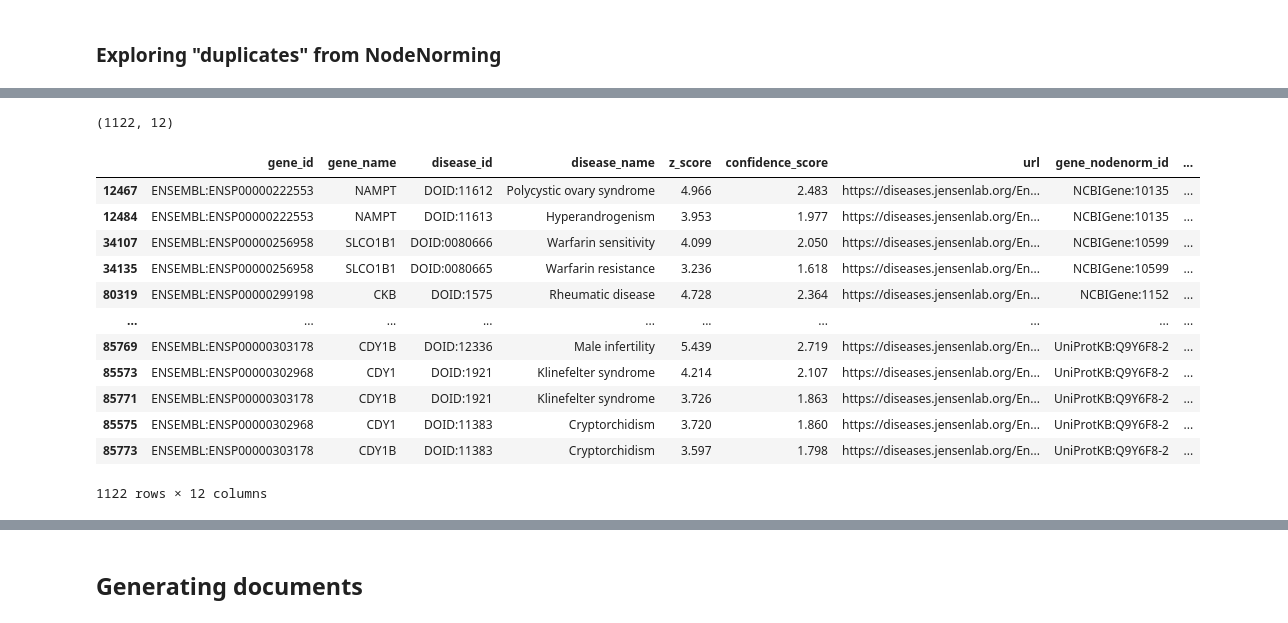
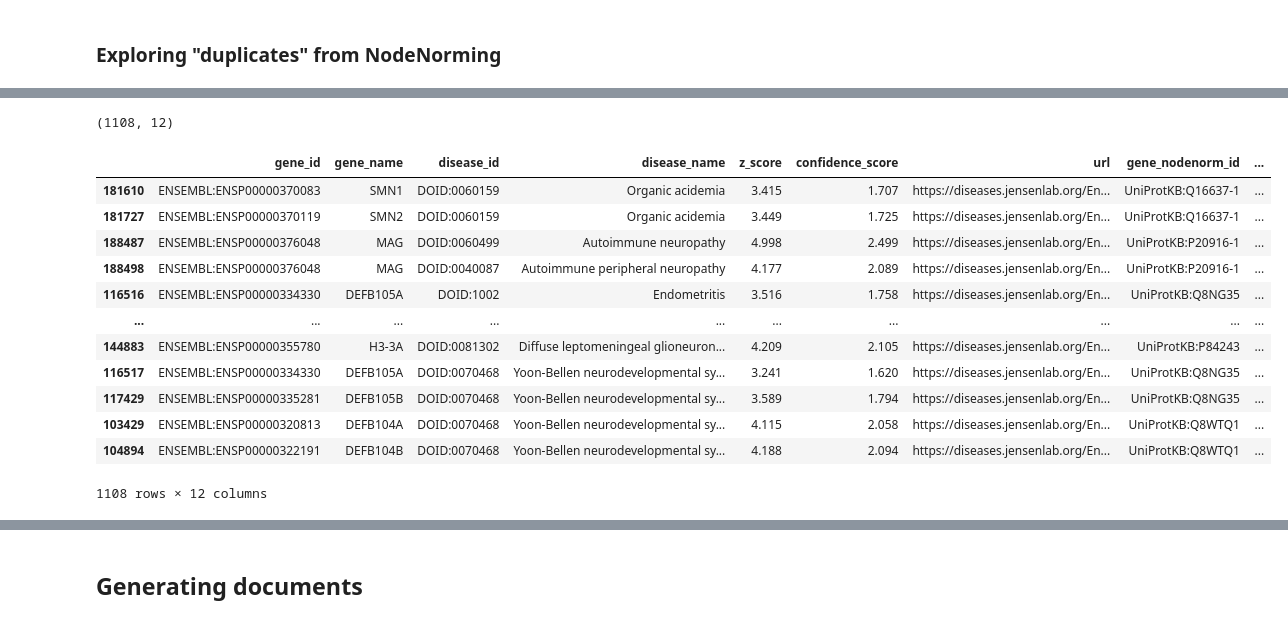
Before and after one commit to biothings/pending.api, a Jupyter notebook: plugins/DISEASES/parser-writing.ipynb, the cells around one changed output, grey strips where cells are left out. Saved outputs shown, nothing was run; the diff lists cells and outputs as text; code cells hidden in the pictures.

Commit message:
DISEASES: add analysis/export of NodeNorm 'duped' data

```diff
--- a/plugins/DISEASES/parser-writing.ipynb
+++ b/plugins/DISEASES/parser-writing.ipynb
@@ -707,8 +678,8 @@ except ImportError:
             yield batch
 
 ## dev instance
-nodenorm_url = "https://nodenormalization-sri.renci.org/get_normalized_nodes"
-# nodenorm_url = "https://nodenorm.ci.transltr.io/get_normalized_nodes"
+# nodenorm_url = "https://nodenormalization-sri.renci.org/get_normalized_nodes"
+nodenorm_url = "https://nodenorm.ci.transltr.io/get_normalized_nodes"
 # %% [markdown]
 ### Genes
 # %%
@@ -1115,25 +1132,27 @@ df_knowledge_noTotalDups[
 # %%
-df_textmining[
+df_textmining_nodenorm_dups = df_textmining[
     df_textmining.duplicated(
         subset=["gene_nodenorm_id", "disease_nodenorm_id"],
-        keep=False)].sort_values(by=["gene_nodenorm_id", "disease_nodenorm_id"]).shape
+        keep=False)].copy()
 
-df_textmining[
-    df_textmining.duplicated(
-        subset=["gene_nodenorm_id", "disease_nodenorm_id"],
-        keep=False)].sort_values(by=["gene_nodenorm_id", "disease_nodenorm_id"])
+df_textmining_nodenorm_dups.sort_values(by=["disease_nodenorm_id", "gene_nodenorm_id"],
+                                        inplace=True)
+
+df_textmining_nodenorm_dups.shape
+
+df_textmining_nodenorm_dups
 # %% [output]
-(1122, 12)
+(1108, 12)
 |  | gene_id | gene_name | disease_id | disease_name | z_score | confidence_score | url | gene_nodenorm_id | ... |
-| 12467 | ENSEMBL:ENSP00000222553 | NAMPT | DOID:11612 | Polycystic ovary syndrome | 4.966 | 2.483 | https://diseases.jensenlab.org/En... | NCBIGene:10135 | ... |
-| 12484 | ENSEMBL:ENSP00000222553 | NAMPT | DOID:11613 | Hyperandrogenism | 3.953 | 1.977 | https://diseases.jensenlab.org/En... | NCBIGene:10135 | ... |
-| 34107 | ENSEMBL:ENSP00000256958 | SLCO1B1 | DOID:0080666 | Warfarin sensitivity | 4.099 | 2.050 | https://diseases.jensenlab.org/En... | NCBIGene:10599 | ... |
-| 34135 | ENSEMBL:ENSP00000256958 | SLCO1B1 | DOID:0080665 | Warfarin resistance | 3.236 | 1.618 | https://diseases.jensenlab.org/En... | NCBIGene:10599 | ... |
-| 80319 | ENSEMBL:ENSP00000299198 | CKB | DOID:1575 | Rheumatic disease | 4.728 | 2.364 | https://diseases.jensenlab.org/En... | NCBIGene:1152 | ... |
+| 181610 | ENSEMBL:ENSP00000370083 | SMN1 | DOID:0060159 | Organic acidemia | 3.415 | 1.707 | https://diseases.jensenlab.org/En... | UniProtKB:Q16637-1 | ... |
+| 181727 | ENSEMBL:ENSP00000370119 | SMN2 | DOID:0060159 | Organic acidemia | 3.449 | 1.725 | https://diseases.jensenlab.org/En... | UniProtKB:Q16637-1 | ... |
+| 188487 | ENSEMBL:ENSP00000376048 | MAG | DOID:0060499 | Autoimmune neuropathy | 4.998 | 2.499 | https://diseases.jensenlab.org/En... | UniProtKB:P20916-1 | ... |
+| 188498 | ENSEMBL:ENSP00000376048 | MAG | DOID:0040087 | Autoimmune peripheral neuropathy | 4.177 | 2.089 | https://diseases.jensenlab.org/En... | UniProtKB:P20916-1 | ... |
+| 116516 | ENSEMBL:ENSP00000334330 | DEFB105A | DOID:1002 | Endometritis | 3.516 | 1.758 | https://diseases.jensenlab.org/En... | UniProtKB:Q8NG35 | ... |
 | ... | ... | ... | ... | ... | ... | ... | ... | ... | ... |
-| 85769 | ENSEMBL:ENSP00000303178 | CDY1B | DOID:12336 | Male infertility | 5.439 | 2.719 | https://diseases.jensenlab.org/En... | UniProtKB:Q9Y6F8-2 | ... |
-| 85573 | ENSEMBL:ENSP00000302968 | CDY1 | DOID:1921 | Klinefelter syndrome | 4.214 | 2.107 | https://diseases.jensenlab.org/En... | UniProtKB:Q9Y6F8-2 | ... |
-| 85771 | ENSEMBL:ENSP00000303178 | CDY1B | DOID:1921 | Klinefelter syndrome | 3.726 | 1.863 | https://diseases.jensenlab.org/En... | UniProtKB:Q9Y6F8-2 | ... |
-| 85575 | ENSEMBL:ENSP00000302968 | CDY1 | DOID:11383 | Cryptorchidism | 3.720 | 1.860 | https://diseases.jensenlab.org/En... | UniProtKB:Q9Y6F8-2 | ... |
-| 85773 | ENSEMBL:ENSP00000303178 | CDY1B | DOID:11383 | Cryptorchidism | 3.597 | 1.798 | https://diseases.jensenlab.org/En... | UniProtKB:Q9Y6F8-2 | ... |
+| 144883 | ENSEMBL:ENSP00000355780 | H3-3A | DOID:0081302 | Diffuse leptomeningeal glioneuron... | 4.209 | 2.105 | https://diseases.jensenlab.org/En... | UniProtKB:P84243 | ... |
+| 116517 | ENSEMBL:ENSP00000334330 | DEFB105A | DOID:0070468 | Yoon-Bellen neurodevelopmental sy... | 3.241 | 1.620 | https://diseases.jensenlab.org/En... | UniProtKB:Q8NG35 | ... |
+| 117429 | ENSEMBL:ENSP00000335281 | DEFB105B | DOID:0070468 | Yoon-Bellen neurodevelopmental sy... | 3.589 | 1.794 | https://diseases.jensenlab.org/En... | UniProtKB:Q8NG35 | ... |
+| 103429 | ENSEMBL:ENSP00000320813 | DEFB104A | DOID:0070468 | Yoon-Bellen neurodevelopmental sy... | 4.115 | 2.058 | https://diseases.jensenlab.org/En... | UniProtKB:Q8WTQ1 | ... |
+| 104894 | ENSEMBL:ENSP00000322191 | DEFB104B | DOID:0070468 | Yoon-Bellen neurodevelopmental sy... | 4.188 | 2.094 | https://diseases.jensenlab.org/En... | UniProtKB:Q8WTQ1 | ... |
-1122 rows × 12 columns
+1108 rows × 12 columns
```
Also changed, not shown: parts of 29 cells of this notebook.
